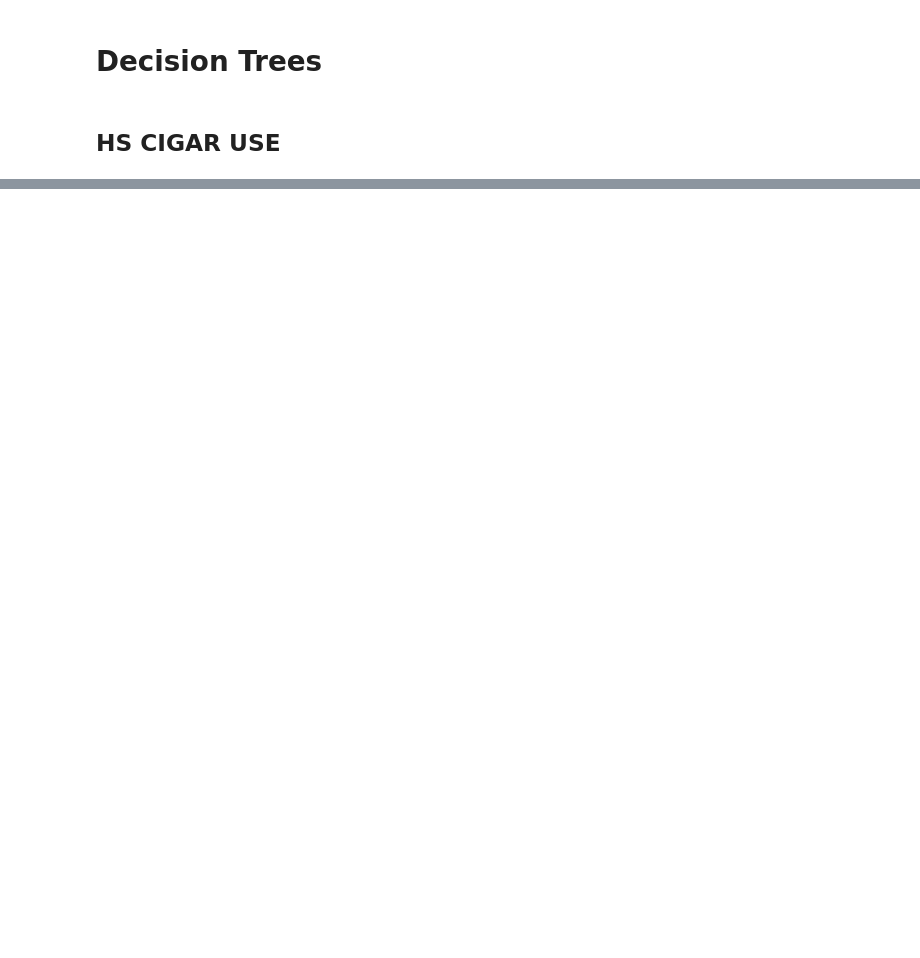
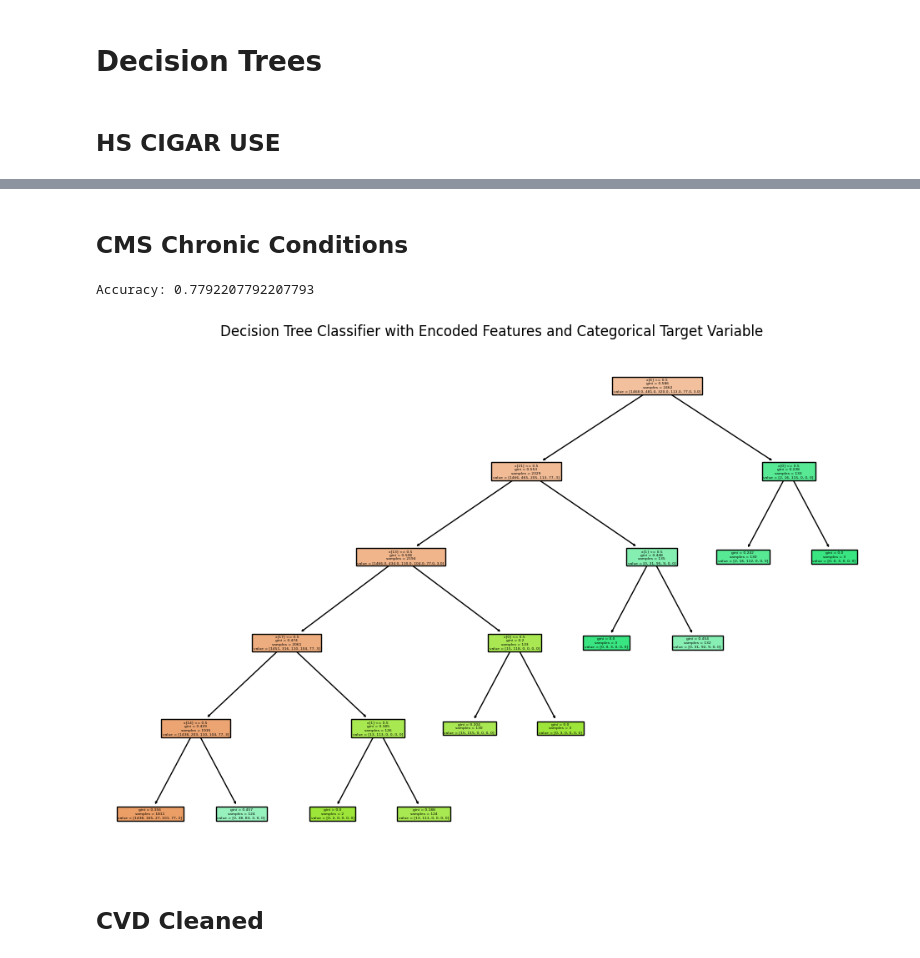
Before and after one commit to callnoah2/Healthcare_Analytics, a Jupyter notebook: code/decisionTree.ipynb, the cells around one changed output, grey strips where cells are left out. Cells and saved outputs as stored; diff of their text form; code cells hidden in the pictures; blank space fills up the shorter version.

```diff
--- a/code/decisionTree.ipynb
+++ b/code/decisionTree.ipynb
@@ -78,0 +88,61 @@ Mean Squared Error: 2.69280056003057
+# %% [markdown]
+## CMS Chronic Conditions
+# %%
+# Connect to MySQL database
+conn = mysql.connector.connect(
+    host="localhost",
+    user="monty",
+    password="sushiSQL",
+    database="HealthCareAnalytics"
+)
+
+# Read the data from the MySQL table into a pandas DataFrame
+query = "SELECT * FROM cms_chronic_conditions"
+df = pd.read_sql(query, conn)
+conn.close()
+
+# Check the DataFrame and preprocess if needed (e.g., handle missing values)
+
+
+# Define features and target variable
+X = df[['Bene_Geo_Lvl', 'Bene_Age_Lvl', 'Bene_Demo_Lvl', 'Bene_Cond']]
+y = df['Prvlnc']  # Assuming 'Prvlnc' is the target variable (you can adjust this)
+
+# Perform one-hot encoding for categorical features
+categorical_features = ['Bene_Geo_Lvl', 'Bene_Age_Lvl', 'Bene_Demo_Lvl', 'Bene_Cond']
+preprocessor = ColumnTransformer(
+    transformers=[('cat', OneHotEncoder(), categorical_features)],
+    remainder='passthrough'
+)
+X_encoded = preprocessor.fit_transform(X)
+
+# Split data into training and testing sets with the encoded features
+X_train, X_test, y_train, y_test = train_test_split(X_encoded, y, test_size=0.2, random_state=42)
+
+# Convert continuous target variable into categorical classes using binning
+num_bins = 5  # Adjust the number of bins as needed
+bin_edges = np.linspace(y_train.min(), y_train.max(), num_bins + 1)
+y_train_categorical = np.digitize(y_train, bin_edges)
+y_test_categorical = np.digitize(y_test, bin_edges)
+
+# Train a decision tree classifier with the encoded features and categorical target variable
+model = DecisionTreeClassifier(max_depth=5)  # Adjust hyperparameters as needed
+model.fit(X_train, y_train_categorical)
+
+# Make predictions using the test features
+y_pred = model.predict(X_test)
+
+# Evaluate the model
+accuracy = accuracy_score(y_test_categorical, y_pred)
+print(f"Accuracy: {accuracy}")
+
+# Plot the decision tree with the encoded feature names
+plt.figure(figsize=(12, 8))
+plot_tree(model, filled=True)
+plt.title("Decision Tree Classifier with Encoded Features and Categorical Target Variable")
+plt.show()
+# %% [output]
+Accuracy: 0.7792207792207793
+[figure, added]
+# %% [markdown]
+## CVD Cleaned
```
Also changed, not shown: parts of 2 cells of this notebook, 2 other files.
